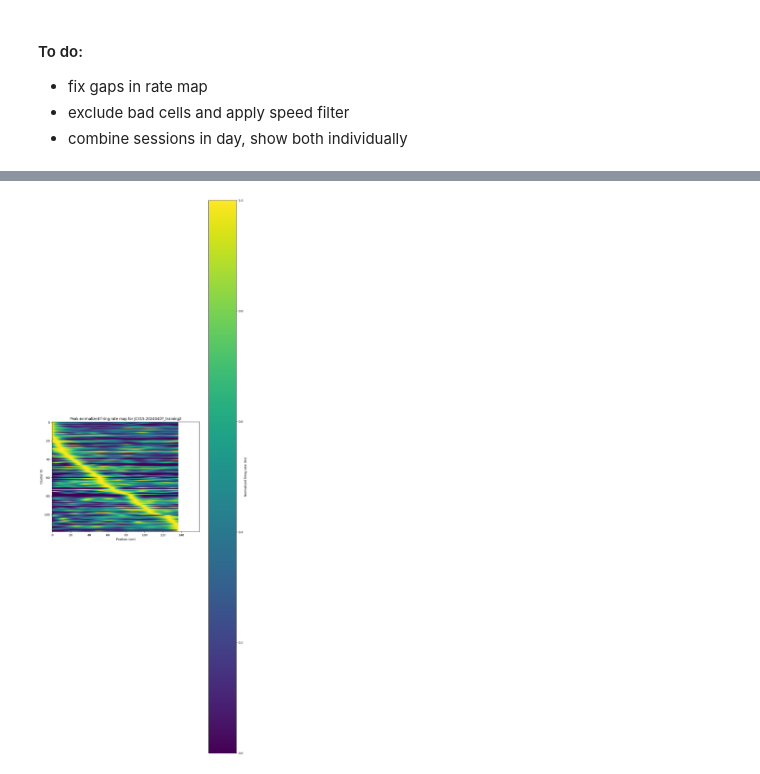
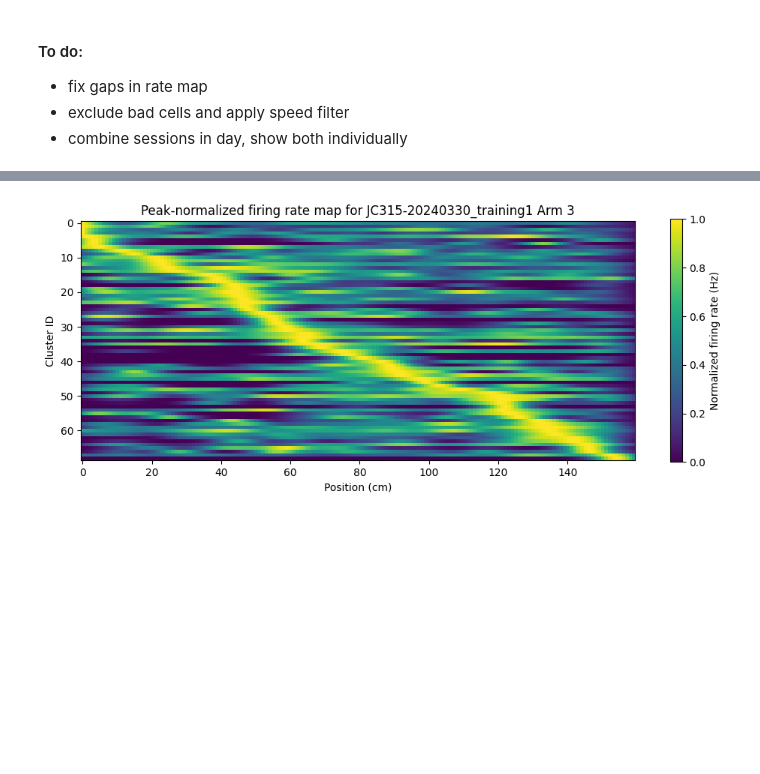
Before and after one commit to acumpelik/mPFC-analysis, a Jupyter notebook: rate_maps.ipynb, the cells around one changed output, grey strips where cells are left out. Cells and saved outputs as stored; diff of their text form; code cells hidden in the pictures; blank space fills up the shorter version.

```diff
--- a/rate_maps.ipynb
+++ b/rate_maps.ipynb
@@ -214,26 +224,28 @@ plt.tight_layout(); plt.show()
 # %%
-valid = occupancy_map >= 0.05
-rate_map = np.full_like(spike_counts, np.nan, dtype=float)
-rate_map[:, valid] = spike_counts[:, valid] / occupancy_map[valid]
+rate_map = np.zeros_like(spike_counts, dtype=float)
+np.divide(spike_counts,
+          occupancy_map,
+          where=occupancy_map>0.01,
+          out=rate_map)
 
 rate_smoothed = gaussian_filter1d(rate_map, sigma=5, axis=1, mode='nearest')
 
 max_fr = np.nanmax(rate_smoothed, axis=1, keepdims=True)
 max_fr[max_fr == 0] = np.nan #ideally should filter out silent cells beforehand
 rate_map_norm = rate_smoothed / max_fr
 
 good_cells = ~np.all(np.isnan(rate_map_norm), axis=1)
 rate_map_norm = rate_map_norm[good_cells]
 
 peak_bin = np.nanargmax(rate_map_norm,axis=1)
 sort_order = np.argsort(peak_bin)
 rate_sorted = rate_map_norm[sort_order]
 
 plt.figure(figsize=(10, n_clusters*0.3))
 plt.imshow(rate_sorted, cmap='viridis', vmin=0, vmax=1, origin='upper')
-plt.colorbar(label='Normalized firing rate (Hz)')
+plt.colorbar(label='Normalized firing rate (Hz)', shrink=0.15)
 plt.xlabel('Position (cm)'); plt.ylabel('Cluster ID')
-plt.title(f'Peak-normalized firing rate map for {animal}-{day}_{session}')
+plt.title(f'Peak-normalized firing rate map for {animal}-{day}_{session} Arm {arm}')
 plt.tight_layout(); plt.show()
 # %% [output]
-[figure, old version]
+[figure, new version]
```
Also changed, not shown: parts of 6 cells of this notebook.
